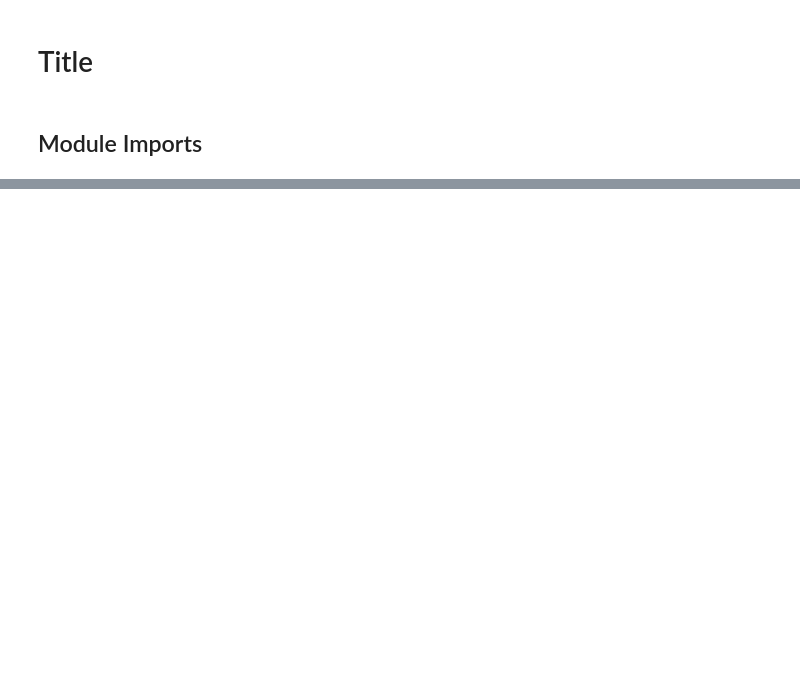
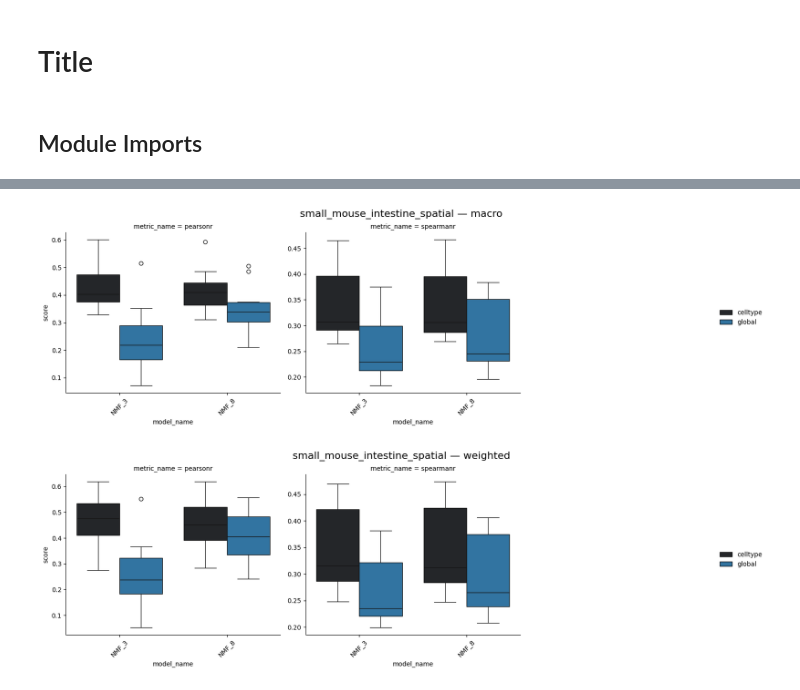
Before and after one commit to egerc/notebook_repository, a Jupyter notebook: notebooks/2026-02-17T08-24-52Z/2026-02-17T08-24-52Z.ipynb, the cells around one changed output, grey strips where cells are left out. Cells and saved outputs as stored; diff of their text form; code cells hidden in the pictures; blank space fills up the shorter version.

Commit message:
added dataset dimension to normalized schema - put dataframe construction for reconstruction scores into create_table.py

```diff
--- a/notebooks/2026-02-17T08-24-52Z/2026-02-17T08-24-52Z.ipynb
+++ b/notebooks/2026-02-17T08-24-52Z/2026-02-17T08-24-52Z.ipynb
@@ -79,0 +45,4 @@ results[0].results[0].celltype_id
+# %%
+metric_registry = build_metric_registry()
+df = build_tidy_aggregated_scores_df(results, metric_registry)
+df
@@ -79,0 +64,25 @@ results[0].results[0].celltype_id
+# %%
+for (
+    dataset_name,
+    aggregation,
+), df_dataset_aggregation in df.partition_by(
+    ["dataset_name", "aggregation"], as_dict=True
+).items():
+    g = sns.FacetGrid(
+        df_dataset_aggregation,
+        col="metric_name",
+        col_wrap=3,
+        height=5,
+        sharey=False,
+    )
+    g.map_dataframe(sns.boxplot, x="model_name", y="score", hue="prediction_scope")
+    g.add_legend()
+    for ax in g.axes.flatten():
+        ax.tick_params(axis="x", rotation=45)
+    g.fig.suptitle(f"{dataset_name} — {aggregation}", fontsize=16)
+    g.fig.tight_layout()
+    g.fig.subplots_adjust(top=0.88)
+    plt.show()
+# %% [output]
+[figure, added]
+[figure, added]
```
Also changed, not shown: parts of 6 cells of this notebook, 2 other files.
